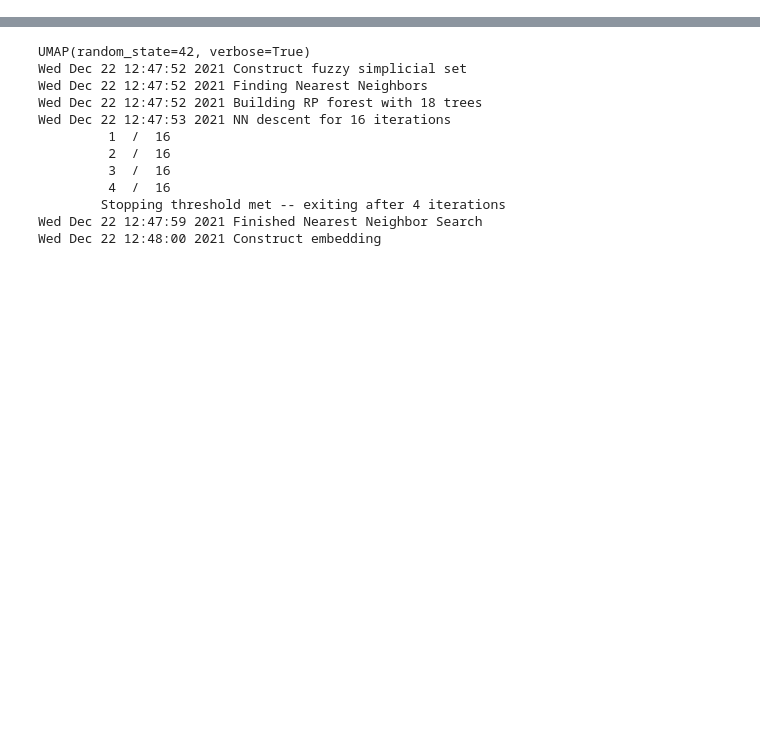
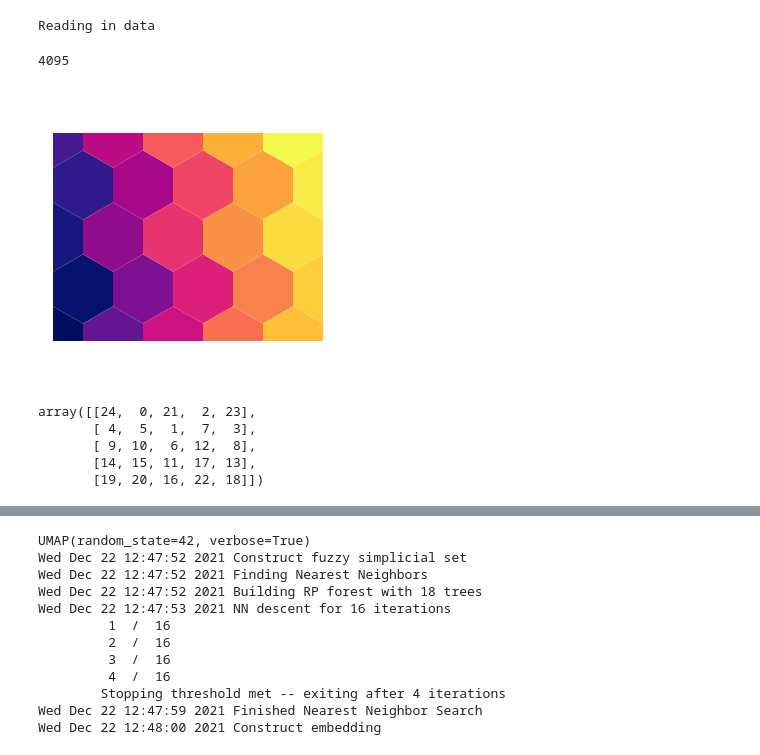
Before and after one commit to pranav-bhamidipati/cell-lattices, a Jupyter notebook: cell_graph_scratch.ipynb, the cells around one changed output, grey strips where cells are left out. Drawn from its saved outputs; the diff is of its cells as text; code cells hidden in the pictures; blank space fills up the shorter version.

```diff
--- a/cell_graph_clustering.ipynb
+++ b/cell_graph_scratch.ipynb
@@ -0,0 +10,16 @@
+# %%
+# Options for reading inputs
+data_dir = os.path.realpath("/home/pbhamidi/git/cell-lattices/data")
+enum_data_fpath = os.path.join(data_dir, "cellgraph_enumeration.csv")
+
+# Options for saving output(s)
+save     = False
+save_dir = os.path.realpath("/home/pbhamidi/git/cell-lattices/data")
+# fmt      = "png"
+# dpi      = 300
+
+# Read in enumerated cell graph data
+print("Reading in data")
+df = pd.read_csv(enum_data_fpath)
+# %% [output]
+Reading in data
@@ -0,0 +32,4 @@
+# %%
+cx.binstr_to_bin_hash(binstr)
+# %% [output]
+4095
@@ -0,0 +43,29 @@
+# %%
+rows = cols = 5
+X = cx.hex_grid(rows, cols)
+L = cx.get_adjacency_list_periodic(rows, cols)
+n = L.shape[0]
+idx = np.arange(n)
+
+n_A = n // 2
+ctype = np.zeros(n, dtype=int)
+# ctype[:n_A] = 1
+ctype[n_A] = 1
+ctype[L[n_A, :2]] = 2, 3
+# %%
+fig, ax = plt.subplots(figsize=(3,3))
+cx.plot_hex_sheet(ax, X, idx)
+plt.tight_layout()
+# %% [output]
+[figure, added]
+# %%
+sidx = idx.copy().reshape(rows, cols)
+sidx = np.roll(sidx, shift=1, axis=1)
+sidx[:, 0::2] = np.roll(sidx[:, 0::2], shift=1, axis=0)
+sidx
+# %% [output]
+array([[24,  0, 21,  2, 23],
+       [ 4,  5,  1,  7,  3],
+       [ 9, 10,  6, 12,  8],
+       [14, 15, 11, 17, 13],
+       [19, 20, 16, 22, 18]])
```
Also changed, not shown: parts of 8 cells of this notebook.
